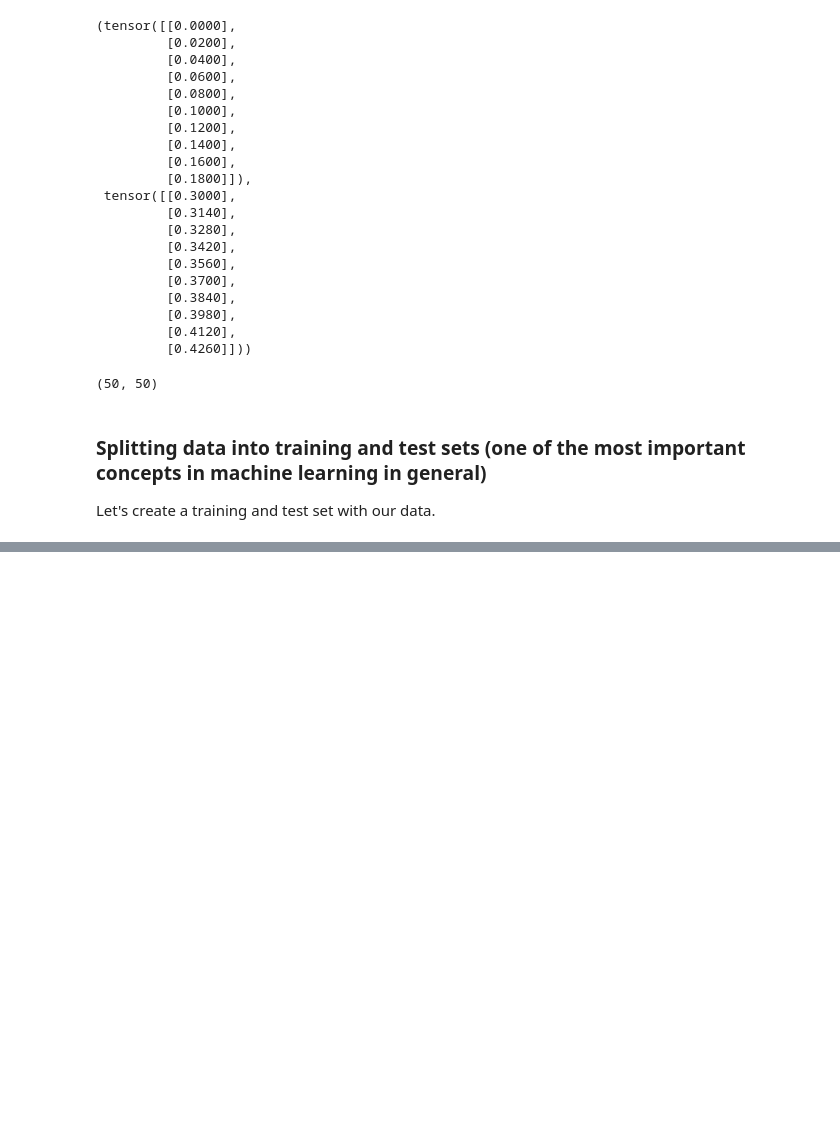
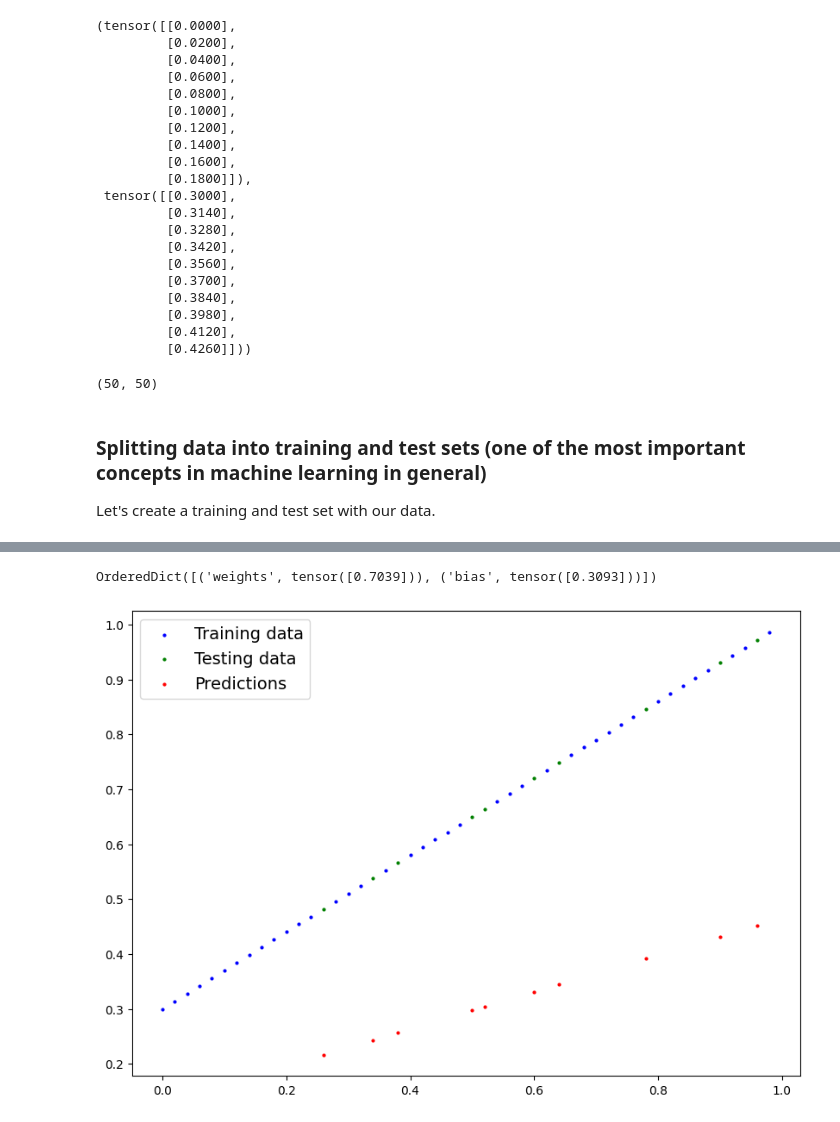
Before and after one commit to 4RY4N-XD/PyTorch_Fundamentals, a Jupyter notebook: 01_PyTorch_Fundamentals.ipynb, the cells around one changed output, grey strips where cells are left out. Drawn from its saved outputs; the diff is of its cells as text; code cells hidden in the pictures; blank space fills up the shorter version.

```diff
--- a/01_PyTorch_Fundamentals.ipynb
+++ b/01_PyTorch_Fundamentals.ipynb
@@ -88,0 +429,8 @@ train_split = int(0.8 * len(X))
+# %%
+model_0.state_dict()
+# %% [output]
+OrderedDict([('weights', tensor([0.7039])), ('bias', tensor([0.3093]))])
+# %%
+plot_predictions(predictions=y_preds)
+# %% [output]
+[figure, added]
```
Also changed, not shown: parts of 29 cells of this notebook.
